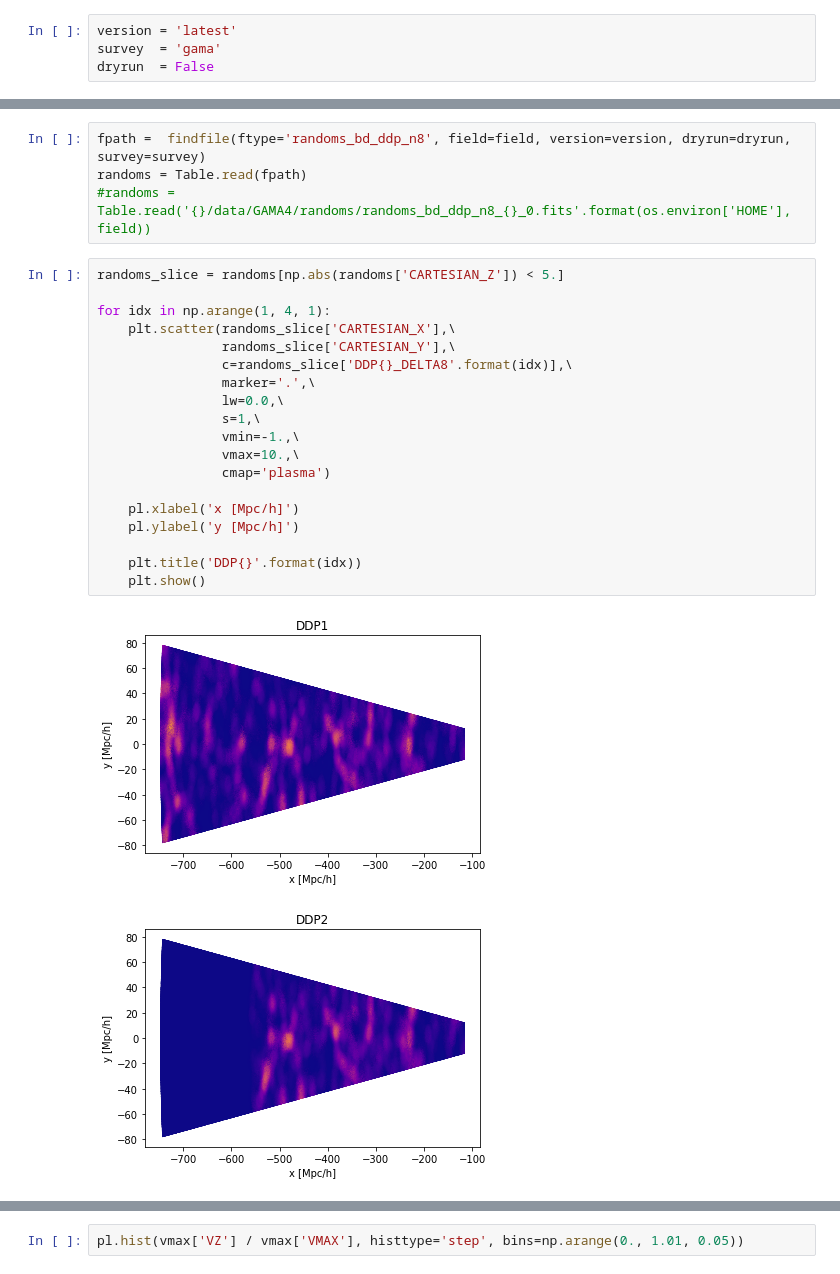
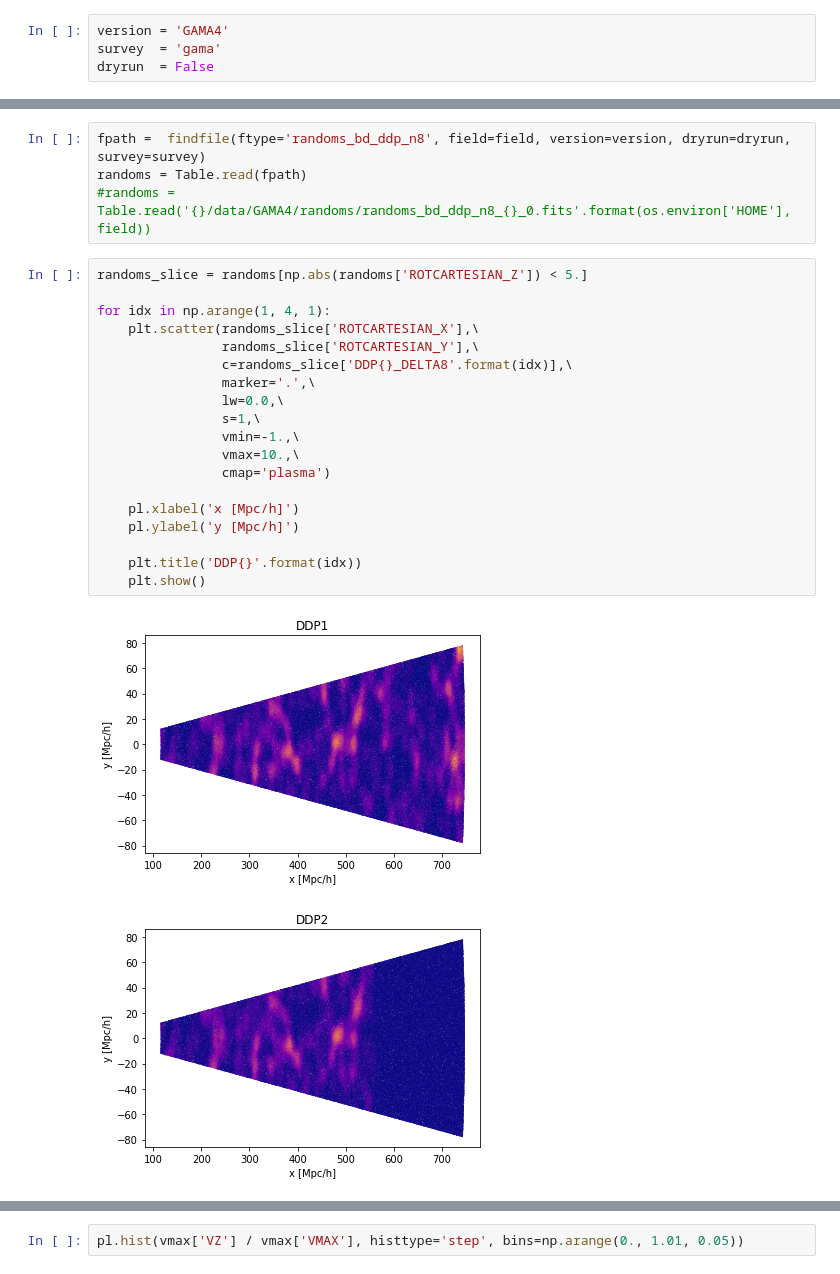
Before and after one commit to SgmAstro/DESI, a Jupyter notebook: docs/nb/d8LF_qa.ipynb, the cells around one changed output, grey strips where cells are left out. Cells and saved outputs as stored; diff of their text form.

```diff
--- a/docs/nb/d8LF_qa.ipynb
+++ b/docs/nb/d8LF_qa.ipynb
@@ -20,4 +21,4 @@ from findfile      import findfile
 # %%
-version = 'latest'
+version = 'GAMA4'
 survey  = 'gama'
 dryrun  = False
@@ -47,24 +50,24 @@ fpath =  findfile(ftype='randoms_bd_ddp_n8', field=field, version=version, dryru
 randoms = Table.read(fpath)
 #randoms = Table.read('{}/data/GAMA4/randoms/randoms_bd_ddp_n8_{}_0.fits'.format(os.environ['HOME'], field))
 # %%
-randoms_slice = randoms[np.abs(randoms['CARTESIAN_Z']) < 5.]
+randoms_slice = randoms[np.abs(randoms['ROTCARTESIAN_Z']) < 5.]
 
 for idx in np.arange(1, 4, 1):
-    plt.scatter(randoms_slice['CARTESIAN_X'],\
-                randoms_slice['CARTESIAN_Y'],\
+    plt.scatter(randoms_slice['ROTCARTESIAN_X'],\
+                randoms_slice['ROTCARTESIAN_Y'],\
                 c=randoms_slice['DDP{}_DELTA8'.format(idx)],\
                 marker='.',\
                 lw=0.0,\
                 s=1,\
                 vmin=-1.,\
                 vmax=10.,\
                 cmap='plasma')
 
     pl.xlabel('x [Mpc/h]')
     pl.ylabel('y [Mpc/h]')
 
     plt.title('DDP{}'.format(idx))
     plt.show()
 # %% [output]
-[figure, old version]
+[figure, new version]
-[figure, old version]
+[figure, new version]
```
Also changed, not shown: parts of 12 cells of this notebook.
